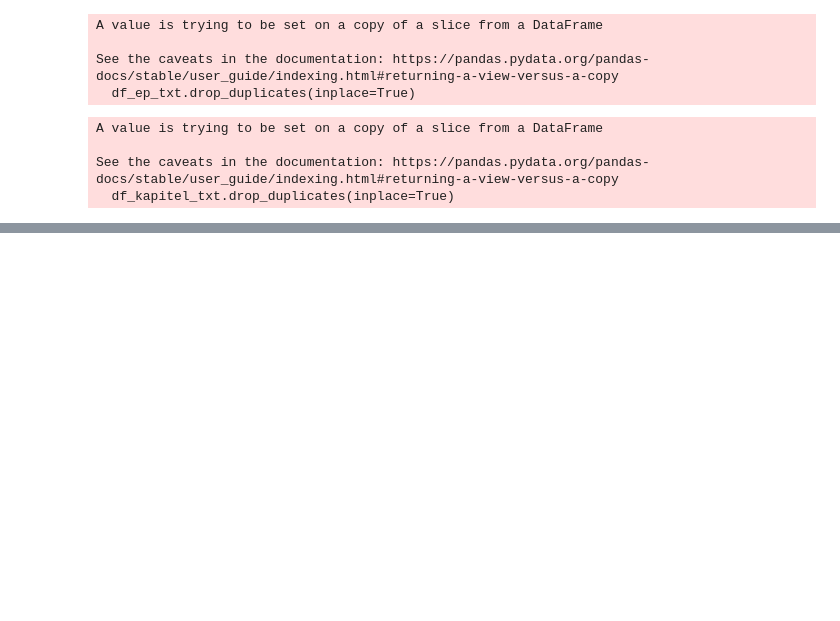
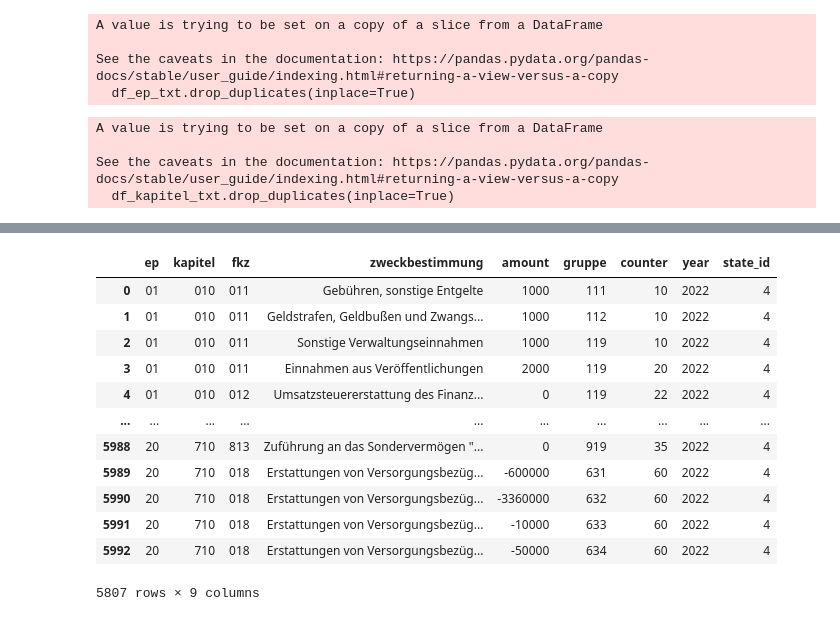
Before and after one commit to Toffeltonius/Haushaltsged-ns, a Jupyter notebook: budget_brb.ipynb, the cells around one changed output, grey strips where cells are left out. Saved outputs shown, nothing was run; the diff lists cells and outputs as text; code cells hidden in the pictures; blank space fills up the shorter version.

```diff
--- a/budget_brb.ipynb
+++ b/budget_brb.ipynb
@@ -72,0 +115,18 @@ See the caveats in the documentation: https://pandas.pydata.org/pandas-docs/stab
+# %%
+#df_budget = df_budget.drop(['ep_txt', 'kapitel_txt', 'fz_txt'], axis=1)
+df_budget.rename(columns={'ansatz_2022_in_eur':'amount', 'fz':'fkz', 'jahr':'year'}, inplace=True)
+df_budget
+# %% [output]
+|  | ep | kapitel | fkz | zweckbestimmung | amount | gruppe | counter | year | state_id |
+| 0 | 01 | 010 | 011 | Gebühren, sonstige Entgelte | 1000 | 111 | 10 | 2022 | 4 |
+| 1 | 01 | 010 | 011 | Geldstrafen, Geldbußen und Zwangs... | 1000 | 112 | 10 | 2022 | 4 |
+| 2 | 01 | 010 | 011 | Sonstige Verwaltungseinnahmen | 1000 | 119 | 10 | 2022 | 4 |
+| 3 | 01 | 010 | 011 | Einnahmen aus Veröffentlichungen | 2000 | 119 | 20 | 2022 | 4 |
+| 4 | 01 | 010 | 012 | Umsatzsteuererstattung des Finanz... | 0 | 119 | 22 | 2022 | 4 |
+| ... | ... | ... | ... | ... | ... | ... | ... | ... | ... |
+| 5988 | 20 | 710 | 813 | Zuführung an das Sondervermögen "... | 0 | 919 | 35 | 2022 | 4 |
+| 5989 | 20 | 710 | 018 | Erstattungen von Versorgungsbezüg... | -600000 | 631 | 60 | 2022 | 4 |
+| 5990 | 20 | 710 | 018 | Erstattungen von Versorgungsbezüg... | -3360000 | 632 | 60 | 2022 | 4 |
+| 5991 | 20 | 710 | 018 | Erstattungen von Versorgungsbezüg... | -10000 | 633 | 60 | 2022 | 4 |
+| 5992 | 20 | 710 | 018 | Erstattungen von Versorgungsbezüg... | -50000 | 634 | 60 | 2022 | 4 |
+5807 rows × 9 columns
```
Also changed, not shown: parts of 10 cells of this notebook, 5 other files.
